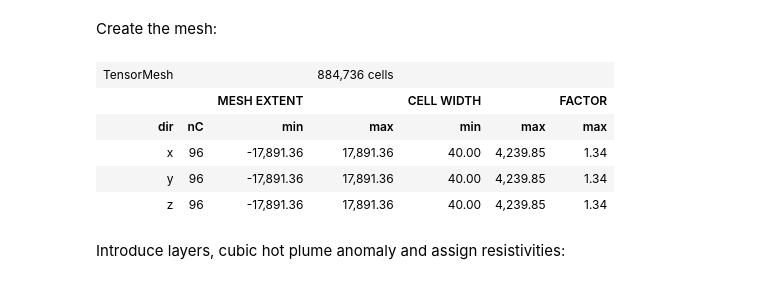
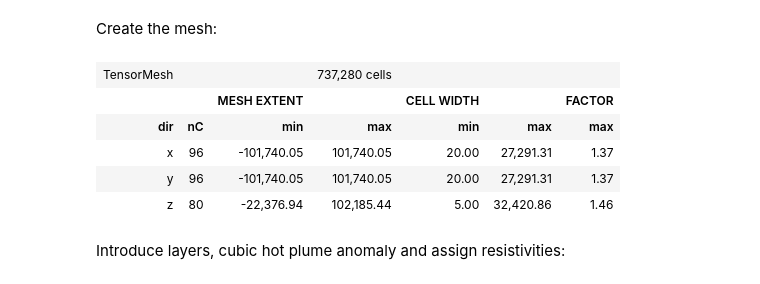
Before and after one commit to emsig/easygo-training-em, a Jupyter notebook: emg3d_ATES.ipynb, the cells around one changed output. Saved outputs shown, nothing was run; the diff lists cells and outputs as text; code cells hidden in the pictures.

```diff
--- a/emg3d_ATES.ipynb
+++ b/emg3d_ATES.ipynb
@@ -86,22 +86,22 @@ Create the mesh:
 # %%
 grid = emg3d.construct_mesh(
     center=(0,0,0),   # Center of wanted grid
-    frequency=1,  # Frequency we will use the grid for
-    properties=25,         # Reference resistivity
-    domain=[-1280, 1280],   # Domain in which we want precise results
+    frequency=frequency_1,  # Frequency we will use the grid for
+    properties=[25, 25, 1e8],         # Reference resistivity
+    domain=([-500, 500], [-500, 500], [-185, 0]),   # Domain in which we want precise results
     center_on_edge=True,
-    min_width_limits = 40,
+    min_width_limits = [20, 20, 5],
 )
 
 grid  # mesh info
 #grid.plot_grid() # plotting the grid
 # %% [output]
-| TensorMesh |  |  | 884,736 cells |  |  |  |
+| TensorMesh |  |  | 737,280 cells |  |  |  |
 |  |  | MESH EXTENT |  | CELL WIDTH |  | FACTOR |
 | dir | nC | min | max | min | max | max |
-| x | 96 | -17,891.36 | 17,891.36 | 40.00 | 4,239.85 | 1.34 |
-| y | 96 | -17,891.36 | 17,891.36 | 40.00 | 4,239.85 | 1.34 |
-| z | 96 | -17,891.36 | 17,891.36 | 40.00 | 4,239.85 | 1.34 |
+| x | 96 | -101,740.05 | 101,740.05 | 20.00 | 27,291.31 | 1.37 |
+| y | 96 | -101,740.05 | 101,740.05 | 20.00 | 27,291.31 | 1.37 |
+| z | 80 | -22,376.94 | 102,185.44 | 5.00 | 32,420.86 | 1.46 |
 # %% [markdown]
 Introduce layers, cubic hot plume anomaly and assign resistivities:
 # %%
```
Also changed, not shown: parts of 8 cells of this notebook.
